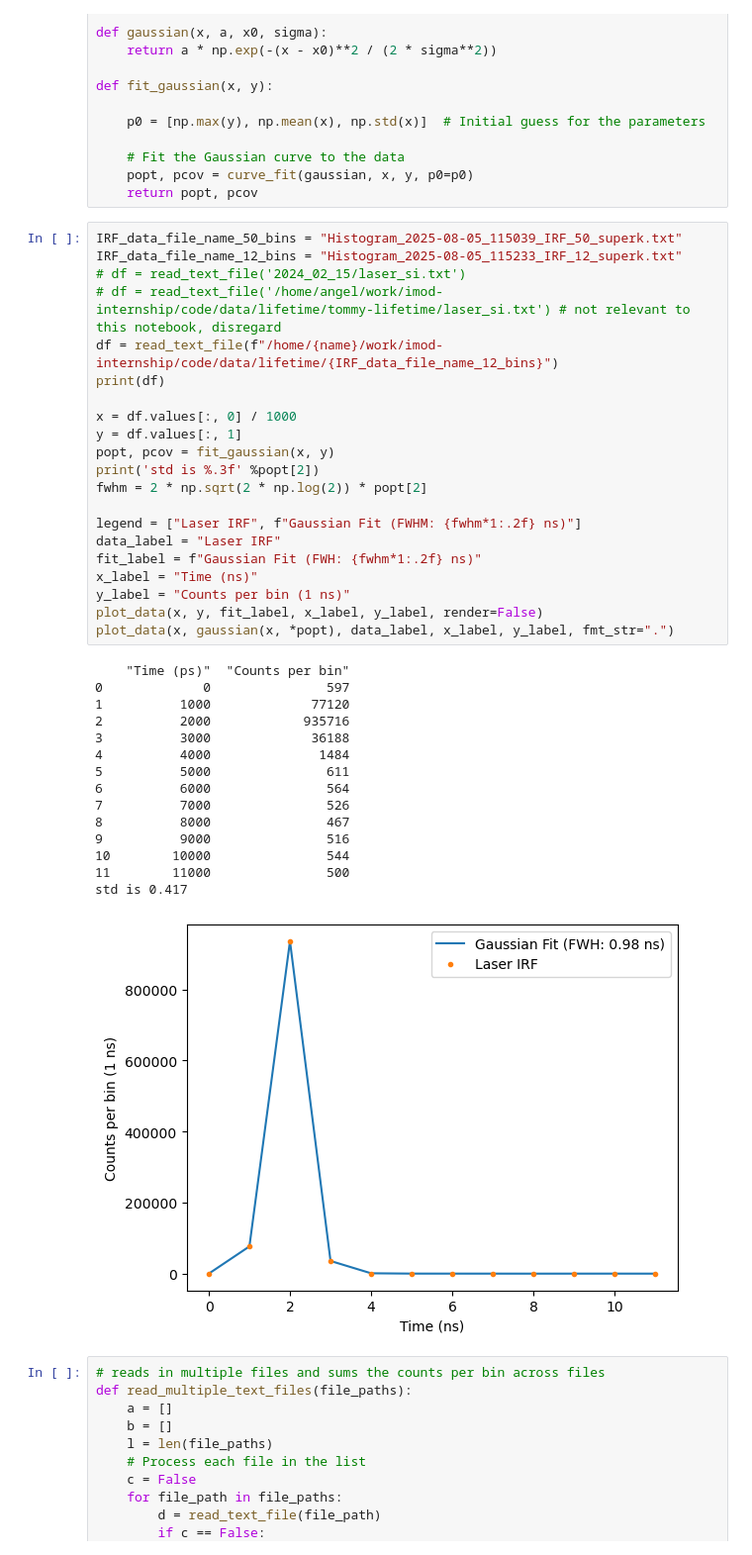
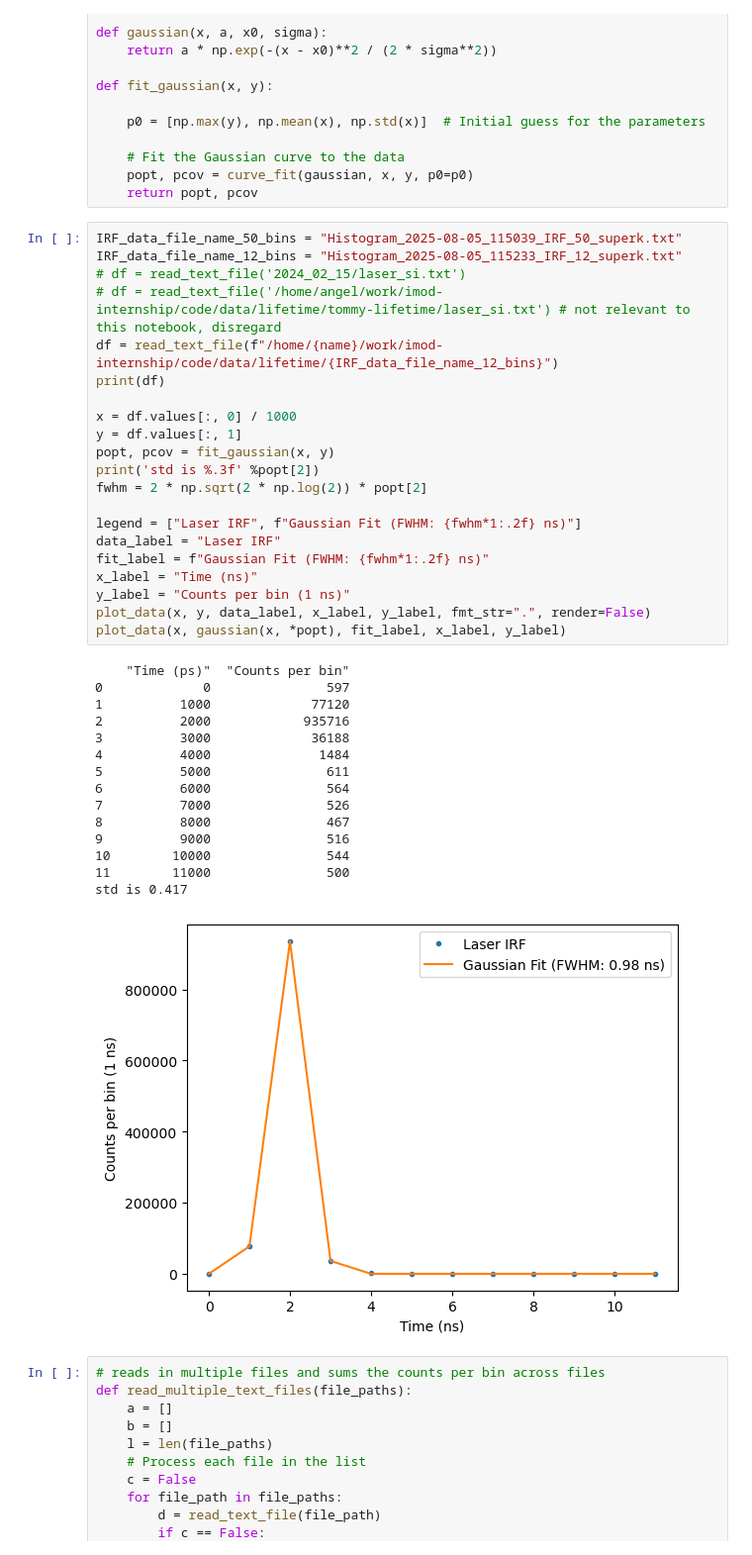
Before and after one commit to UW-Quantum-Defect-Lab/qdmodel, a Jupyter notebook: qdanalysis/timetagger_analysis/lifetimeanalysis.ipynb, the cells around one changed output. Shown at 99% size. Cells and saved outputs as stored; diff of their text form.

Commit message:
corrected typo and added amplitude and tau to single_exp fit label

```diff
--- a/qdanalysis/timetagger_analysis/lifetimeanalysis.ipynb
+++ b/qdanalysis/timetagger_analysis/lifetimeanalysis.ipynb
@@ -63,37 +63,37 @@ IRF_data_file_name_12_bins = "Histogram_2025-08-05_115233_IRF_12_superk.txt"
 # df = read_text_file('2024_02_15/laser_si.txt')
 # df = read_text_file('/home/angel/work/imod-internship/code/data/lifetime/tommy-lifetime/laser_si.txt') # not relevant to this notebook, disregard
 df = read_text_file(f"/home/{name}/work/imod-internship/code/data/lifetime/{IRF_data_file_name_12_bins}")
 print(df)
 
 x = df.values[:, 0] / 1000
 y = df.values[:, 1]
 popt, pcov = fit_gaussian(x, y)
 print('std is %.3f' %popt[2])
 fwhm = 2 * np.sqrt(2 * np.log(2)) * popt[2]
 
 legend = ["Laser IRF", f"Gaussian Fit (FWHM: {fwhm*1:.2f} ns)"]
 data_label = "Laser IRF"
-fit_label = f"Gaussian Fit (FWH: {fwhm*1:.2f} ns)"
+fit_label = f"Gaussian Fit (FWHM: {fwhm*1:.2f} ns)"
 x_label = "Time (ns)"
 y_label = "Counts per bin (1 ns)"
-plot_data(x, y, fit_label, x_label, y_label, render=False)
-plot_data(x, gaussian(x, *popt), data_label, x_label, y_label, fmt_str=".")
+plot_data(x, y, data_label, x_label, y_label, fmt_str=".", render=False)
+plot_data(x, gaussian(x, *popt), fit_label, x_label, y_label)
 # %% [output]
     "Time (ps)"  "Counts per bin"
 0             0               597
 1          1000             77120
 2          2000            935716
 3          3000             36188
 4          4000              1484
 5          5000               611
 6          6000               564
 7          7000               526
 8          8000               467
 9          9000               516
 10        10000               544
 11        11000               500
 std is 0.417
-[figure, old version]
+[figure, new version]
 # %%
 # reads in multiple files and sums the counts per bin across files
 def read_multiple_text_files(file_paths):
```
Also changed, not shown: parts of 4 cells of this notebook.
